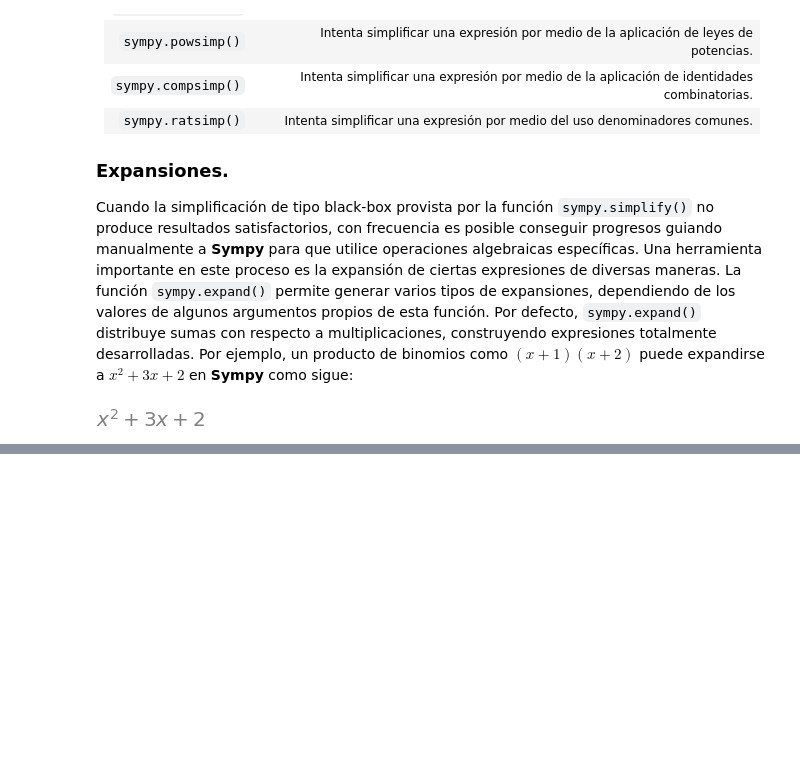
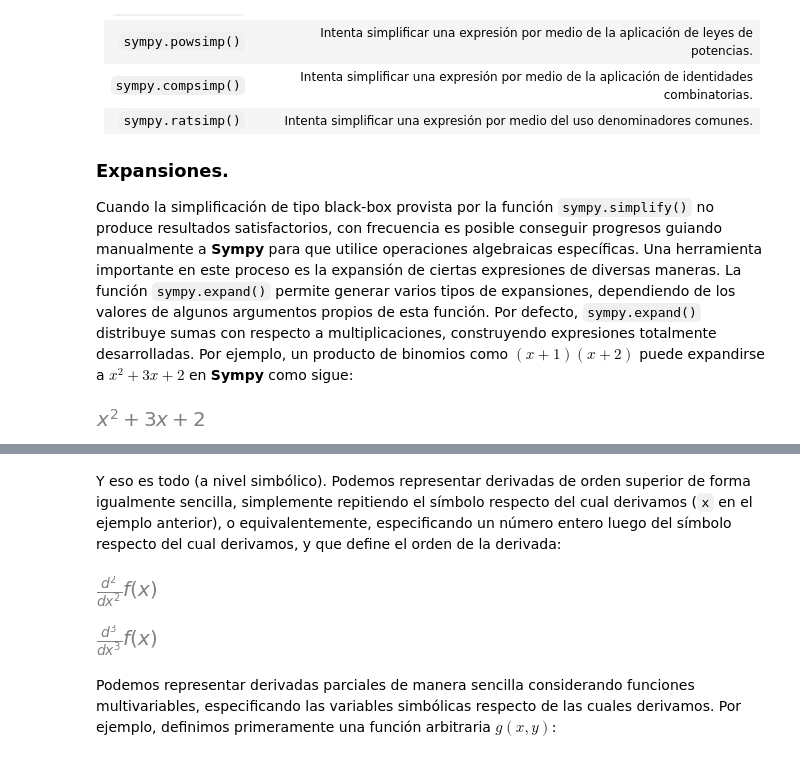
Before and after one commit to rquezadac/udd_data_analytics_lectures, a Jupyter notebook: seccion_04_scipy/clase_4_2.ipynb, the cells around one changed output, grey strips where cells are left out. Saved outputs shown, nothing was run; the diff lists cells and outputs as text; code cells hidden in the pictures; blank space fills up the shorter version.

```diff
--- a/seccion_04_scipy/clase_4_2.ipynb
+++ b/seccion_04_scipy/clase_4_2.ipynb
@@ -740,0 +754,14 @@ values = np.linspace(start=0, stop=99, num=100)
+# %% [markdown]
+Y eso es todo (a nivel simbólico). Podemos representar derivadas de orden superior de forma igualmente sencilla, simplemente repitiendo el símbolo respecto del cual derivamos (`x` en el ejemplo anterior), o equivalentemente, especificando un número entero luego del símbolo respecto del cual derivamos, y que define el orden de la derivada:
+# %%
+# Derivada de segundo orden.
+sympy.diff(f, x, 2)
+# %% [output]
+[figure, added]
+# %%
+# Derivada de segundo orden.
+sympy.diff(f, x, 3)
+# %% [output]
+[figure, added]
+# %% [markdown]
+Podemos representar derivadas parciales de manera sencilla considerando funciones multivariables, especificando las variables simbólicas respecto de las cuales derivamos. Por ejemplo, definimos primeramente una función arbitraria $g(x, y)$:
```
Also changed, not shown: parts of 176 cells of this notebook.
